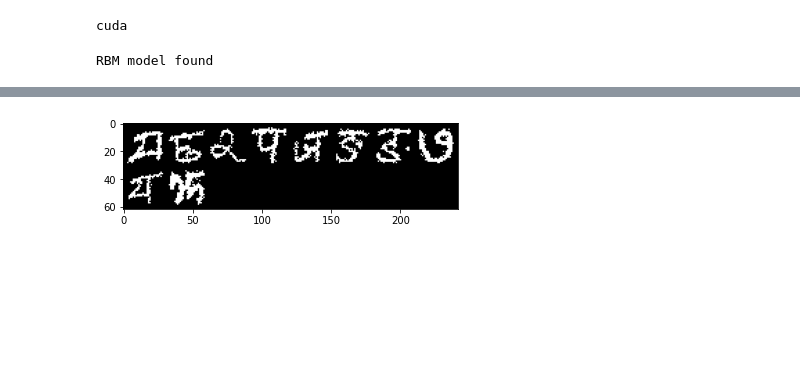
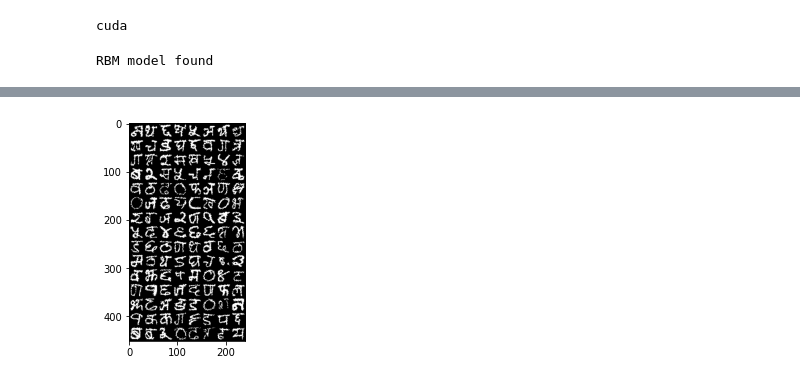
Before and after one commit to Imsanskar/Boltzman-Machine, a Jupyter notebook: boltzman_machine.ipynb, the cells around one changed output, grey strips where cells are left out. Drawn from its saved outputs; the diff is of its cells as text; code cells hidden in the pictures; blank space fills up the shorter version.

```diff
--- a/boltzman_machine.ipynb
+++ b/boltzman_machine.ipynb
@@ -28,23 +128,28 @@ transform = transforms.Compose([
     transforms.Grayscale()
 ])
 handwritten_data = torchvision.datasets.ImageFolder("./data/handwrittendataset/Train/", transform)
-dataloader = torch.utils.data.DataLoader(dataset=handwritten_data, batch_size = 5, shuffle = True)
+test_data = torchvision.datasets.ImageFolder("./data/handwrittendataset/Test/", transform)
+batch_size = 512
+dataloader = torch.utils.data.DataLoader(dataset=handwritten_data, batch_size = batch_size, shuffle = True)
+test_dataloader = torch.utils.data.DataLoader(dataset=test_data, batch_size = 4, shuffle = True)
 # %%
 import os
-rbm = RBM(k = 4)
+rbm = RBM(784, 500, k = 1)
+loss_fn = nn.L1Loss()
+optimizer = optim.SGD(rbm.parameters(), lr = 0.1)
+# rbm.to(device)
 path = "./saved_models/rbm_nepali_characters.pth"
 if os.path.exists(path):
-    rbm.load_state_dict(torch.load(path))
+#     rbm.load_state_dict(torch.load(path))
     print("RBM model found")
 # %% [output]
 RBM model found
 # %%
 loss_boltzman = np.array([])
-
-for epoch in range(1):
+for epoch in range(100):
     loss_ = []
-    for i, (data,target) in enumerate(dataloader):
-        data = Variable(data.view(data.size()[0],784))
+    for i, (data,target) in tqdm(enumerate(dataloader)):
+        data = Variable(data.view((-1 ,784)))
         sample_data = data.bernoulli()
 
         v,v1 = rbm(sample_data)
@@ -55,10 +160,12 @@ for epoch in range(1):
         loss.backward()
         optimizer.step()
 
-        if i % 1000 == 0:
+        if i % 100 == 0:
             print("Training loss for {} epoch: {}".format(epoch, np.mean(loss_)))
 
     print(f"Total Data = {i}")
 
     loss_boltzman = np.append(loss_boltzman, np.mean(loss_))
+    with open("loss.csv", 'a') as f:
+        f.write(f"Loss, {np.mean(loss_):4f}\n")
 # %% [output]
@@ -77,6 +207,6 @@ show_adn_save("real",make_grid(data.view(data.size()[0],1,28,28).data))
 # %%
-show_adn_save("real",make_grid(v.view(v.size()[0],1,28,28).data))
+show_adn_save("real",make_grid(v.view(v1.size()[0],1,28,28).data))
 # %% [output]
-[figure, old version]
+[figure, new version]
 # %%
 torch.save(rbm.state_dict(), "saved_models/rbm_nepali_characters.pth")
```
Also changed, not shown: parts of 7 cells of this notebook, 8 other files.
